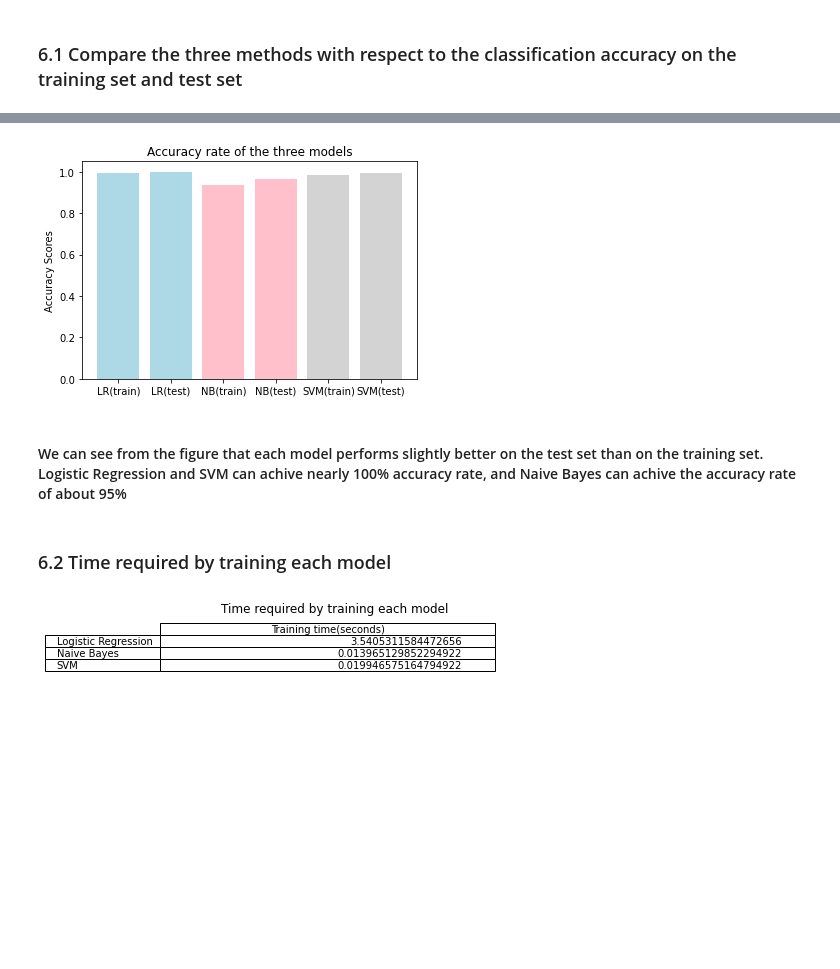
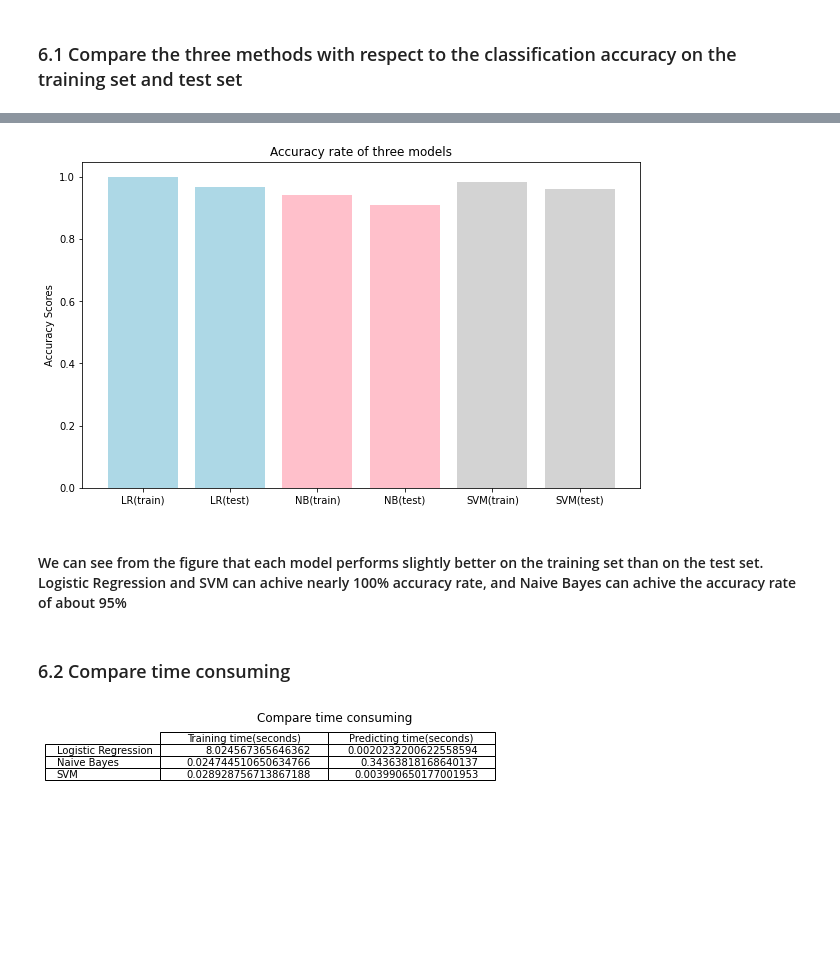
Before and after one commit to CKKKKKKKKK/Machine-Learning, a Jupyter notebook: Project/Project1/main.ipynb, the cells around one changed output, grey strips where cells are left out. Drawn from its saved outputs; the diff is of its cells as text; code cells hidden in the pictures; blank space fills up the shorter version.

```diff
--- a/Project/Project1/main.ipynb
+++ b/Project/Project1/main.ipynb
@@ -218,11 +218,11 @@ class LogisticRegression():
             y_pred = sigmoid(h_x)
             w_grad = normal_X.T.dot(y_pred - y)
             self.w = self.w - self.learning_rate * w_grad
-            if i % 200 == 0:
+            if i % 100 == 0:
                 cost = self.cost_function(normal_X, y)
                 accuracy = self.test(valid_X, valid_y)
                 if len(correctness) > 0 and accuracy - correctness[len(correctness) - 1] > 0.0001:
-                    self.n_iterations += 200
+                    self.n_iterations += 50
                 if len(cost_history) > 0 and cost > cost_history[len(cost_history) - 1]:
                     self.learning_rate /= 2
                 cost_history.append(cost)
@@ -528,31 +541,31 @@ Accuracy rate of SVM Model on test data: 0.99
 # %%
 models = [
     'LR(train)',
     'LR(test)',
     'NB(train)',
     'NB(test)',
     'SVM(train)',
     'SVM(test)'
     ]
 acc_scores = [
     accuracy_result_train_1,
     accuracy_result_1,
     accuracy_result_train_2,
     accuracy_result_2,
     accuracy_result_train_3,
     accuracy_result_3
     ]
-
+plt.figure(figsize=(10,6))
 plt.bar(models, acc_scores, color=['lightblue', 'lightblue', 'pink', 'pink', 'lightgrey', 'lightgrey', 'cyan'])
 plt.ylabel("Accuracy Scores")
-plt.title("Accuracy rate of the three models")
+plt.title("Accuracy rate of three models")
 plt.show()
 # %% [output]
-[figure, old version]
+[figure, new version]
 # %% [markdown]
-#### We can see from the figure that each model performs slightly better on the test set than on the training set. Logistic Regression and SVM can achive nearly 100% accuracy rate, and Naive Bayes can achive the accuracy rate of about 95%
+#### We can see from the figure that each model performs slightly better on the training set than on the test set. Logistic Regression and SVM can achive nearly 100% accuracy rate, and Naive Bayes can achive the accuracy rate of about 95%
-# %% [markdown]
-### 6.2 Time required by training each model
+# %% [markdown]
+### 6.2 Compare time consuming
 # %%
 train_time_1 = train_end_time_1 - train_start_time_1
 train_time_2 = train_end_time_2 - train_start_time_2
@@ -560,10 +584,13 @@ train_time_3 = train_end_time_3 - train_start_time_3
 # %%
-models = ["Logistic Regression","Naive Bayes","SVM"]
-table_vals = [[train_time_1],[train_time_2],[train_time_3]]
-plt.table(cellText = table_vals, rowLabels = models, colLabels = ["Training time(seconds)"], loc = "best")
+table_vals = [
+    [train_time_1, test_time_1],
+    [train_time_2, test_time_2],
+    [train_time_3, test_time_3]
+    ]
+plt.table(cellText = table_vals, rowLabels = ["Logistic Regression", "Naive Bayes", "SVM"], colLabels = ["Training time(seconds)", "Predicting time(seconds)"], loc = "best")
 plt.axis("off")
-plt.title("Time required by training each model")
+plt.title("Compare time consuming")
 plt.show()
 # %% [output]
-[figure, old version]
+[figure, new version]
 # %%
```
Also changed, not shown: parts of 23 cells of this notebook.
